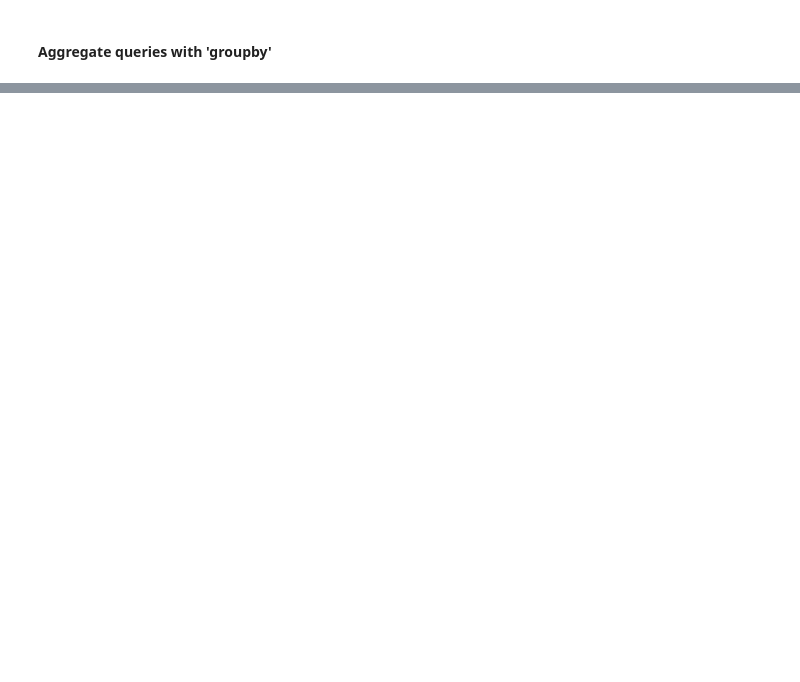
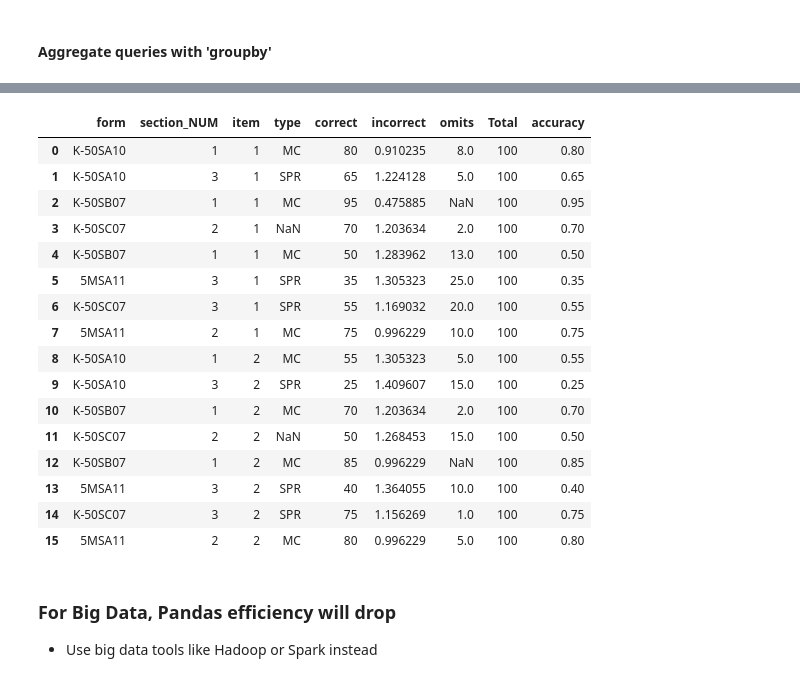
Before and after one commit to dylanbking97/pandas-presentation, a Jupyter notebook: Pandas.ipynb, the cells around one changed output, grey strips where cells are left out. Saved outputs shown, nothing was run; the diff lists cells and outputs as text; code cells hidden in the pictures; blank space fills up the shorter version.

```diff
--- a/Pandas.ipynb
+++ b/Pandas.ipynb
@@ -56,0 +232,3 @@ df[['form','correct', 'incorrect']].groupby('form').mean()
+# %%
+df['incorrect'] = np.log(df['incorrect'])
+df.head()
@@ -56,0 +247,3 @@ df[['form','correct', 'incorrect']].groupby('form').mean()
+# %%
+df['accuracy'] = df['correct']/df['Total']
+df.head()
@@ -56,0 +289,23 @@ df[['form','correct', 'incorrect']].groupby('form').mean()
+# %%
+df
+# %% [output]
+|  | form | section_NUM | item | type | correct | incorrect | omits | Total | accuracy |
+| 0 | K-50SA10 | 1 | 1 | MC | 80 | 0.910235 | 8.0 | 100 | 0.80 |
+| 1 | K-50SA10 | 3 | 1 | SPR | 65 | 1.224128 | 5.0 | 100 | 0.65 |
+| 2 | K-50SB07 | 1 | 1 | MC | 95 | 0.475885 | NaN | 100 | 0.95 |
+| 3 | K-50SC07 | 2 | 1 | NaN | 70 | 1.203634 | 2.0 | 100 | 0.70 |
+| 4 | K-50SB07 | 1 | 1 | MC | 50 | 1.283962 | 13.0 | 100 | 0.50 |
+| 5 | 5MSA11 | 3 | 1 | SPR | 35 | 1.305323 | 25.0 | 100 | 0.35 |
+| 6 | K-50SC07 | 3 | 1 | SPR | 55 | 1.169032 | 20.0 | 100 | 0.55 |
+| 7 | 5MSA11 | 2 | 1 | MC | 75 | 0.996229 | 10.0 | 100 | 0.75 |
+| 8 | K-50SA10 | 1 | 2 | MC | 55 | 1.305323 | 5.0 | 100 | 0.55 |
+| 9 | K-50SA10 | 3 | 2 | SPR | 25 | 1.409607 | 15.0 | 100 | 0.25 |
+| 10 | K-50SB07 | 1 | 2 | MC | 70 | 1.203634 | 2.0 | 100 | 0.70 |
+| 11 | K-50SC07 | 2 | 2 | NaN | 50 | 1.268453 | 15.0 | 100 | 0.50 |
+| 12 | K-50SB07 | 1 | 2 | MC | 85 | 0.996229 | NaN | 100 | 0.85 |
+| 13 | 5MSA11 | 3 | 2 | SPR | 40 | 1.364055 | 10.0 | 100 | 0.40 |
+| 14 | K-50SC07 | 3 | 2 | SPR | 75 | 1.156269 | 1.0 | 100 | 0.75 |
+| 15 | 5MSA11 | 2 | 2 | MC | 80 | 0.996229 | 5.0 | 100 | 0.80 |
+# %% [markdown]
+### For Big Data, Pandas efficiency will drop
+* Use big data tools like Hadoop or Spark instead
```
Also changed, not shown: parts of 27 cells of this notebook.
